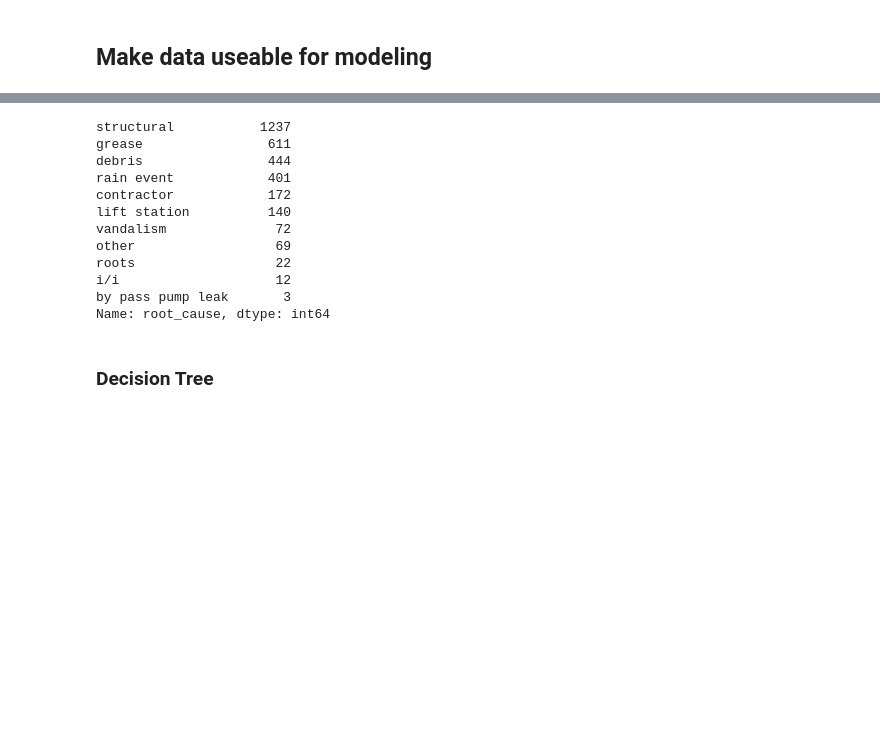
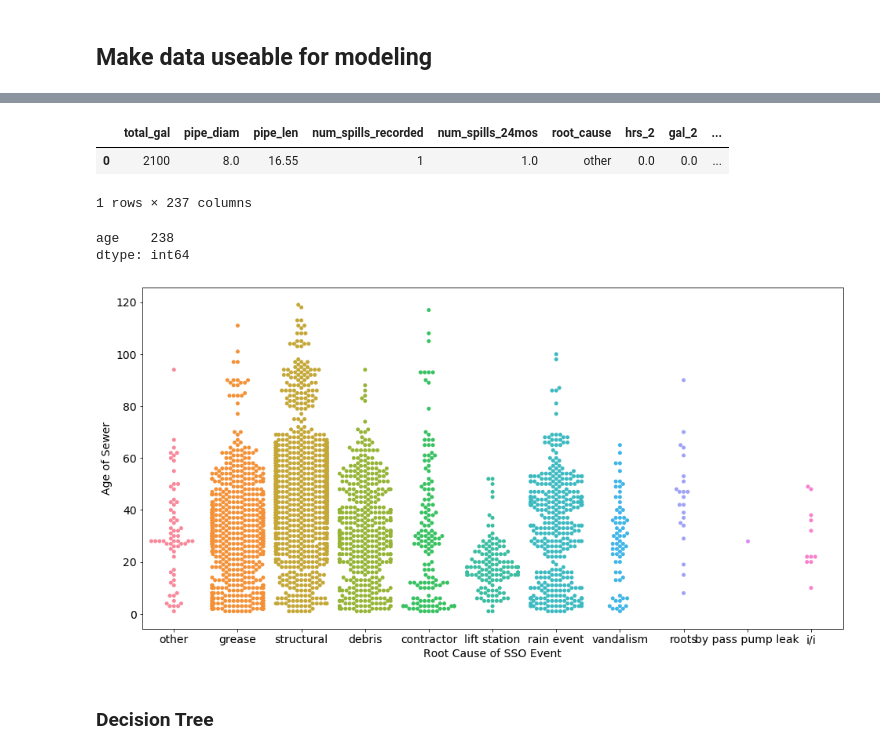
Before and after one commit to we-came-we-SAWS-we-conquered/saws-capstone-project, a Jupyter notebook: cameron_repo/Cameron_notebook.ipynb, the cells around one changed output, grey strips where cells are left out. Cells and saved outputs as stored; diff of their text form; code cells hidden in the pictures; blank space fills up the shorter version.

```diff
--- a/cameron_repo/Cameron_notebook.ipynb
+++ b/cameron_repo/Cameron_notebook.ipynb
@@ -804,20 +426,19 @@ df2.head(1)
 # %%
-df2.root_cause.value_counts(dropna=False)
+# df2.root_cause.value_counts(dropna=False)
-# %% [output]
-structural           1237
-grease                611
-debris                444
-rain event            401
-contractor            172
-lift station          140
-vandalism              72
-other                  69
-roots                  22
-i/i                    12
-by pass pump leak       3
-Name: root_cause, dtype: int64
 # %%
 # other_causes = ['vandalism','roots','i/i','by pass pump leak']
 # for cause in other_causes:
 #     df2.root_cause = df2.root_cause.replace(cause, 'other')
 # df2.root_cause.value_counts()
+# %%
+df = preprocessing.get_model_data()
+df.head(1)
+# %% [output]
+|  | total_gal | pipe_diam | pipe_len | num_spills_recorded | num_spills_24mos | root_cause | hrs_2 | gal_2 | ... |
+| 0 | 2100 | 8.0 | 16.55 | 1 | 1.0 | other | 0.0 | 0.0 | ... |
+1 rows × 237 columns
+# %%
+df.isna().sum()[df.isna().sum() > 0]
+# %% [output]
+age    238
+dtype: int64
@@ -823,0 +447,8 @@ Name: root_cause, dtype: int64
+# %%
+plt.figure(figsize=(16,8))
+sns.swarmplot(x="root_cause", y="age", data=df)
+plt.ylabel("Age of Sewer")
+plt.xlabel("Root Cause of SSO Event")
+plt.show()
+# %% [output]
+[figure, added]
```
Also changed, not shown: parts of 81 cells of this notebook, 5 other files.
